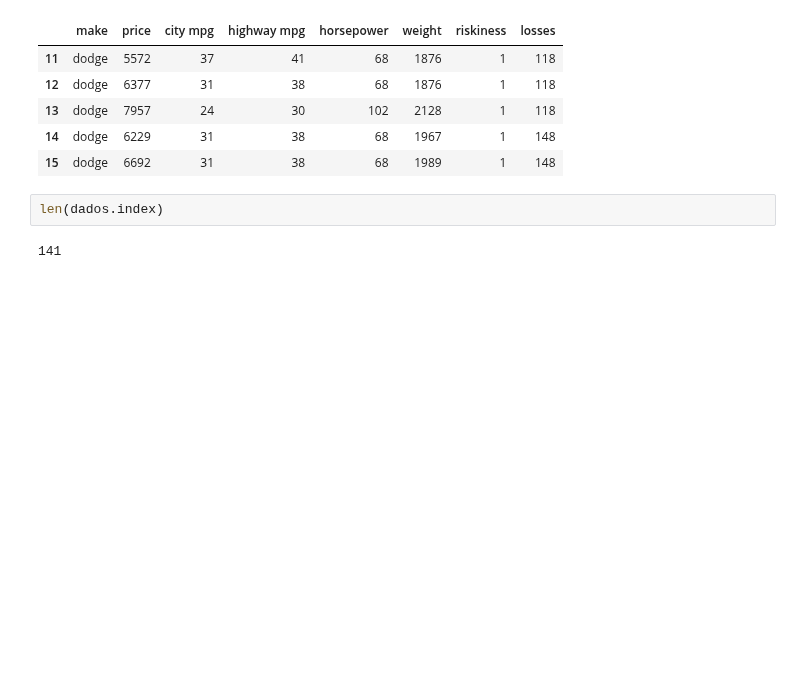
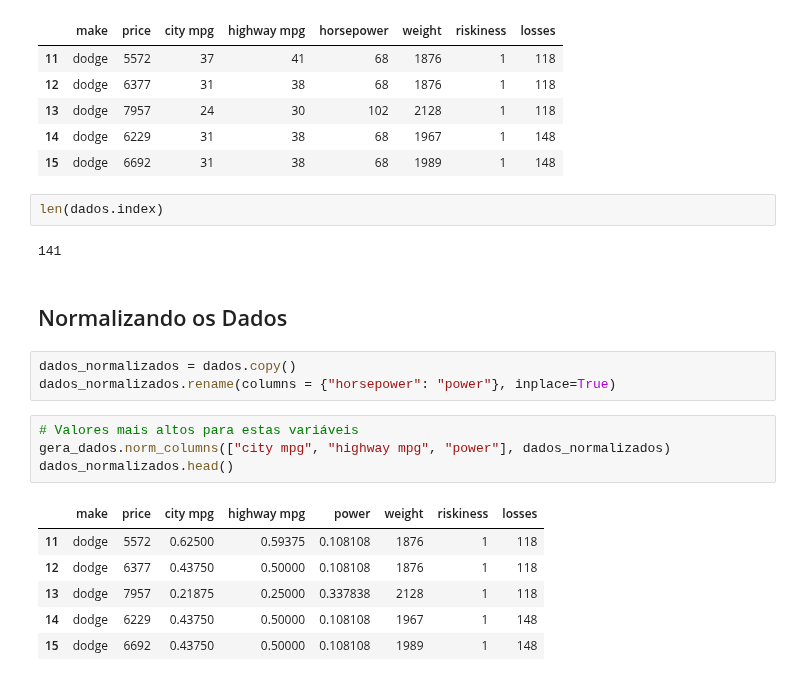
Before and after one commit to michelaap/notebooks, a Jupyter notebook: matplotlib.ipynb, the cells around one changed output. Cells and saved outputs as stored; diff of their text form; blank space fills up the shorter version.

```diff
--- a/matplotlib.ipynb
+++ b/matplotlib.ipynb
@@ -143,3 +143,19 @@ dados.head()
 len(dados.index)
 # %% [output]
 141
+# %% [markdown]
+## Normalizando os Dados
+# %%
+dados_normalizados = dados.copy()
+dados_normalizados.rename(columns = {"horsepower": "power"}, inplace=True)
+# %%
+# Valores mais altos para estas variáveis
+gera_dados.norm_columns(["city mpg", "highway mpg", "power"], dados_normalizados)
+dados_normalizados.head()
+# %% [output]
+|  | make | price | city mpg | highway mpg | power | weight | riskiness | losses |
+| 11 | dodge | 5572 | 0.62500 | 0.59375 | 0.108108 | 1876 | 1 | 118 |
+| 12 | dodge | 6377 | 0.43750 | 0.50000 | 0.108108 | 1876 | 1 | 118 |
+| 13 | dodge | 7957 | 0.21875 | 0.25000 | 0.337838 | 2128 | 1 | 118 |
+| 14 | dodge | 6229 | 0.43750 | 0.50000 | 0.108108 | 1967 | 1 | 148 |
+| 15 | dodge | 6692 | 0.43750 | 0.50000 | 0.108108 | 1989 | 1 | 148 |
```
Also changed, not shown: parts of 3 cells of this notebook.
